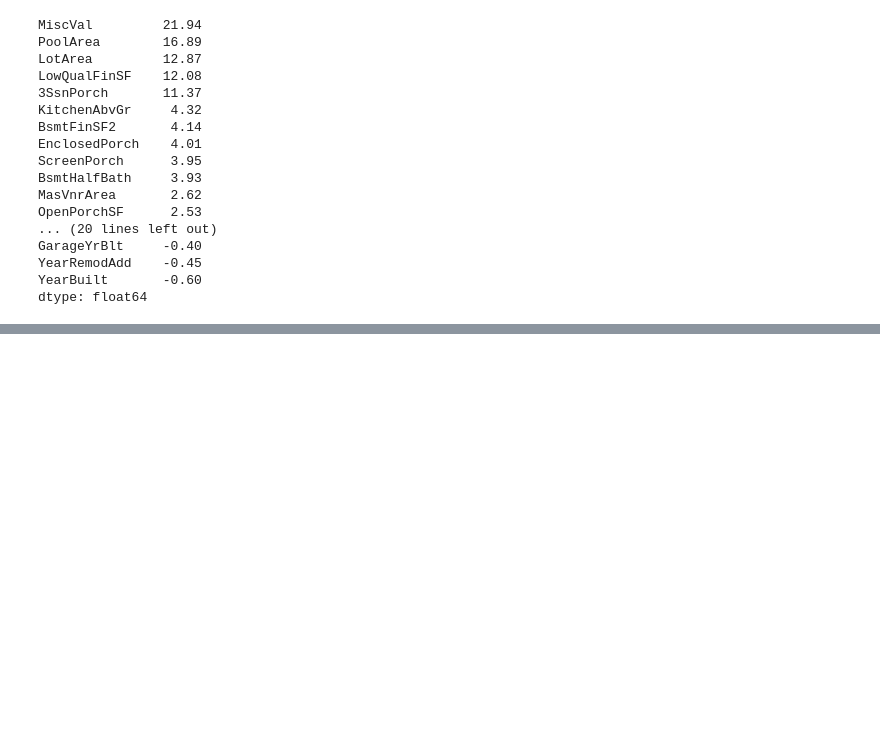
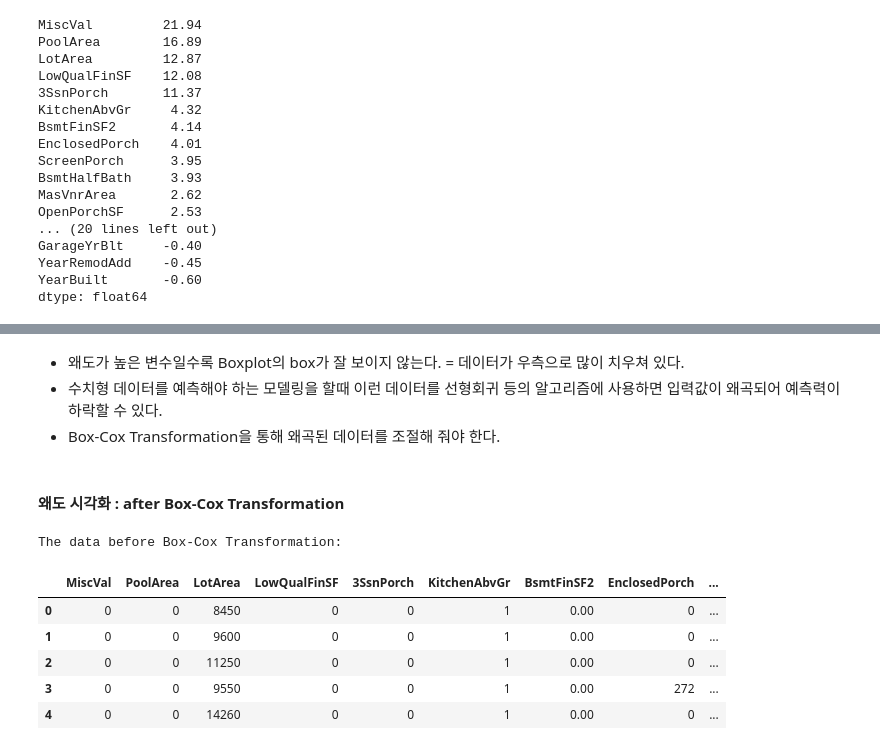
Before and after one commit to Kimgabe/Projects, a Jupyter notebook: Shadowing projects(필사)/[kaggle] 주택가격 예측 문제.ipynb, the cells around one changed output, grey strips where cells are left out. Cells and saved outputs as stored; diff of their text form; code cells hidden in the pictures; blank space fills up the shorter version.

```diff
--- a/Shadowing projects(필사)/[kaggle] 주택가격 예측 문제.ipynb
+++ b/Shadowing projects(필사)/[kaggle] 주택가격 예측 문제.ipynb
@@ -444,0 +478,23 @@ dtype: float64
+# %% [markdown]
+- 왜도가 높은 변수일수록 Boxplot의 box가 잘 보이지 않는다. = 데이터가 우측으로 많이 치우쳐 있다.
+- 수치형 데이터를 예측해야 하는 모델링을 할때 이런 데이터를 선형회귀 등의 알고리즘에 사용하면 입력값이 왜곡되어 예측력이 하락할 수 있다.
+- Box-Cox Transformation을 통해 왜곡된 데이터를 조절해 줘야 한다.
+# %% [markdown]
+#### 왜도 시각화 : after Box-Cox Transformation
+# %%
+from scipy.special import boxcox1p
+from scipy.stats import boxcox_normmax
+
+# 왜도값이 1이상인 변수
+high_skew = skew_features[skew_features>1]
+high_skew_index = high_skew.index
+print("The data before Box-Cox Transformation:")
+all_df[high_skew_index].head()
+# %% [output]
+The data before Box-Cox Transformation:
+|  | MiscVal | PoolArea | LotArea | LowQualFinSF | 3SsnPorch | KitchenAbvGr | BsmtFinSF2 | EnclosedPorch | ... |
+| 0 | 0 | 0 | 8450 | 0 | 0 | 1 | 0.00 | 0 | ... |
+| 1 | 0 | 0 | 9600 | 0 | 0 | 1 | 0.00 | 0 | ... |
+| 2 | 0 | 0 | 11250 | 0 | 0 | 1 | 0.00 | 0 | ... |
+| 3 | 0 | 0 | 9550 | 0 | 0 | 1 | 0.00 | 272 | ... |
+| 4 | 0 | 0 | 14260 | 0 | 0 | 1 | 0.00 | 0 | ... |
```
Also changed, not shown: parts of 33 cells of this notebook.
